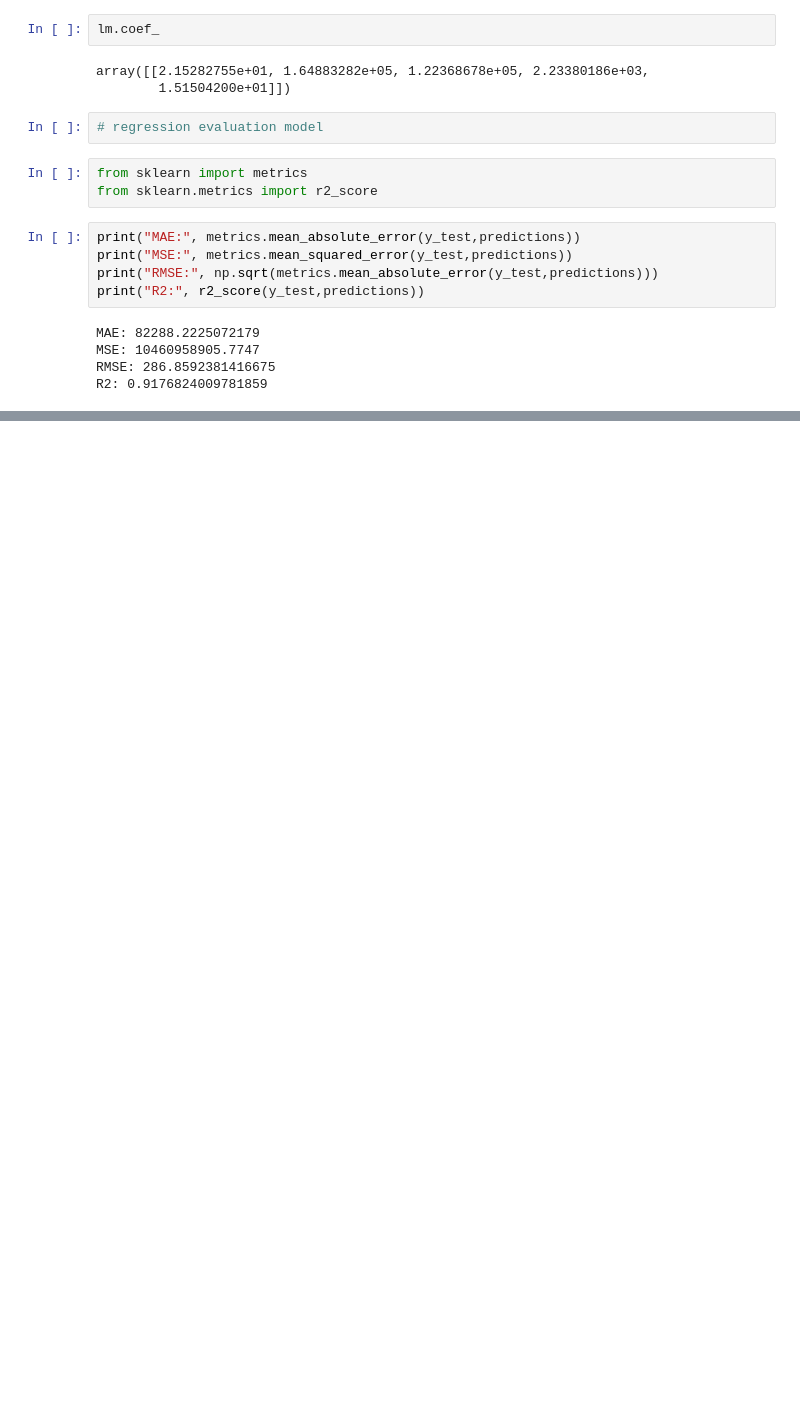
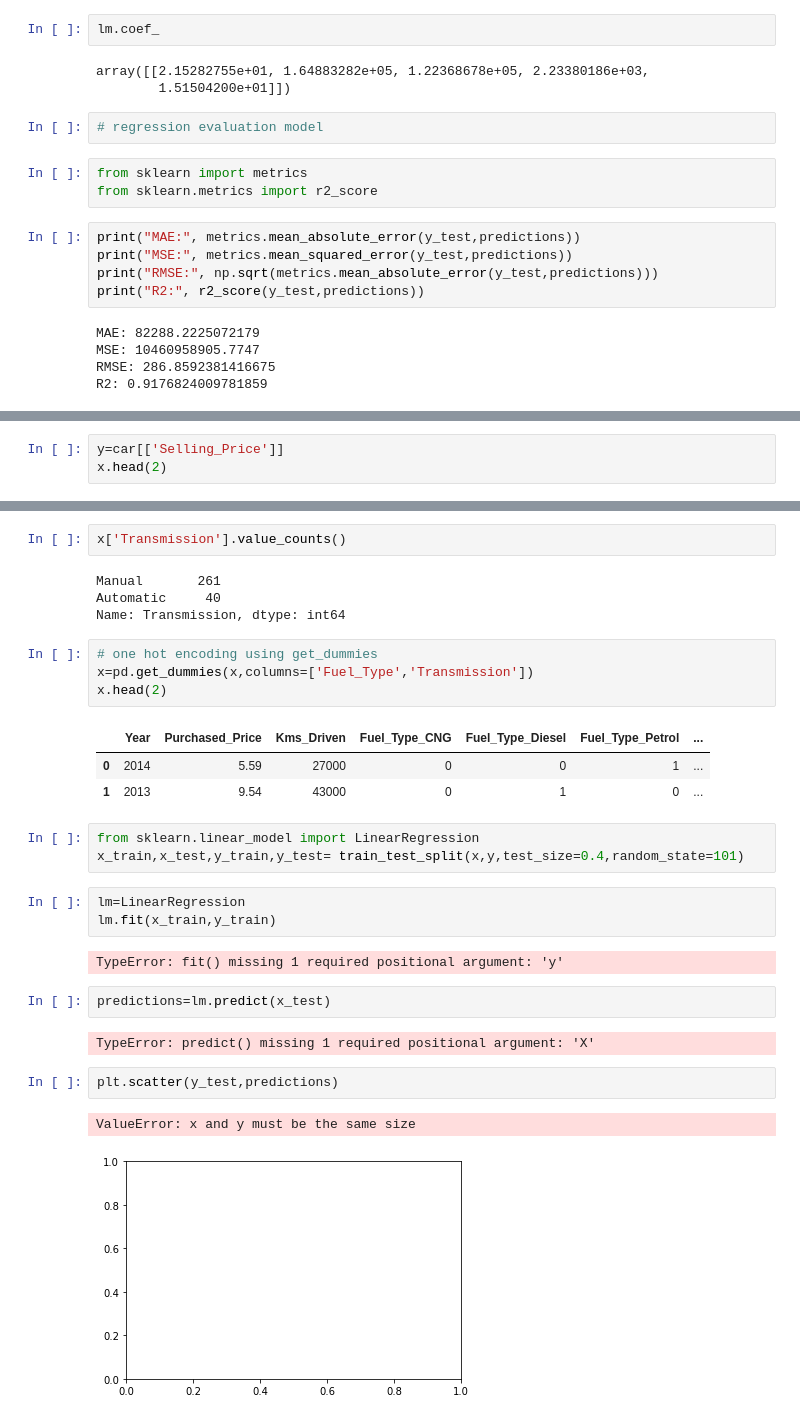
Before and after one commit to ikartik2001/CDAC-PYTHON-WITH-AI, a Jupyter notebook: JUPITER FOLDER (AI)/CLASSES JUPITER/class 21.ipynb, the cells around one changed output, grey strips where cells are left out. Drawn from its saved outputs; the diff is of its cells as text; blank space fills up the shorter version.

```diff
--- a/JUPITER FOLDER (AI)/CLASSES JUPITER/class 21.ipynb
+++ b/JUPITER FOLDER (AI)/CLASSES JUPITER/class 21.ipynb
@@ -175,0 +266,3 @@ R2: 0.9176824009781859
+# %%
+y=car[['Selling_Price']]
+x.head(2)
@@ -175,0 +292,31 @@ R2: 0.9176824009781859
+# %%
+x['Transmission'].value_counts()
+# %% [output]
+Manual       261
+Automatic     40
+Name: Transmission, dtype: int64
+# %%
+# one hot encoding using get_dummies
+x=pd.get_dummies(x,columns=['Fuel_Type','Transmission'])
+x.head(2)
+# %% [output]
+|  | Year | Purchased_Price | Kms_Driven | Fuel_Type_CNG | Fuel_Type_Diesel | Fuel_Type_Petrol | ... |
+| 0 | 2014 | 5.59 | 27000 | 0 | 0 | 1 | ... |
+| 1 | 2013 | 9.54 | 43000 | 0 | 1 | 0 | ... |
+# %%
+from sklearn.linear_model import LinearRegression
+x_train,x_test,y_train,y_test= train_test_split(x,y,test_size=0.4,random_state=101)
+# %%
+lm=LinearRegression
+lm.fit(x_train,y_train)
+# %% [output]
+TypeError: fit() missing 1 required positional argument: 'y'
+# %%
+predictions=lm.predict(x_test)
+# %% [output]
+TypeError: predict() missing 1 required positional argument: 'X'
+# %%
+plt.scatter(y_test,predictions)
+# %% [output]
+ValueError: x and y must be the same size
+[figure, added]
```
Also changed, not shown: parts of 20 cells of this notebook, 2 other files.
